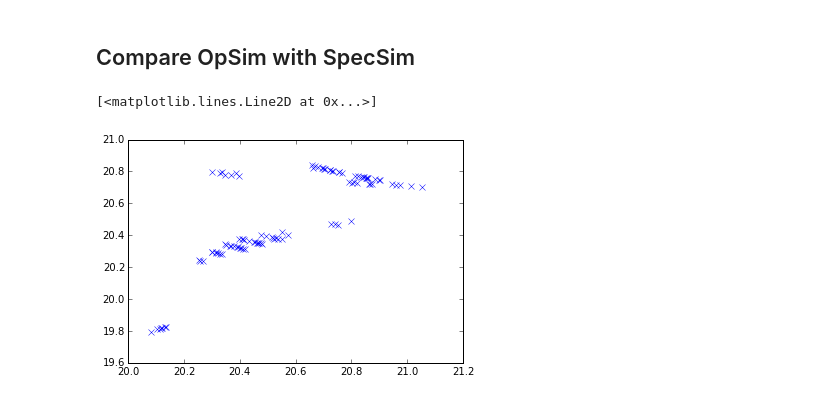
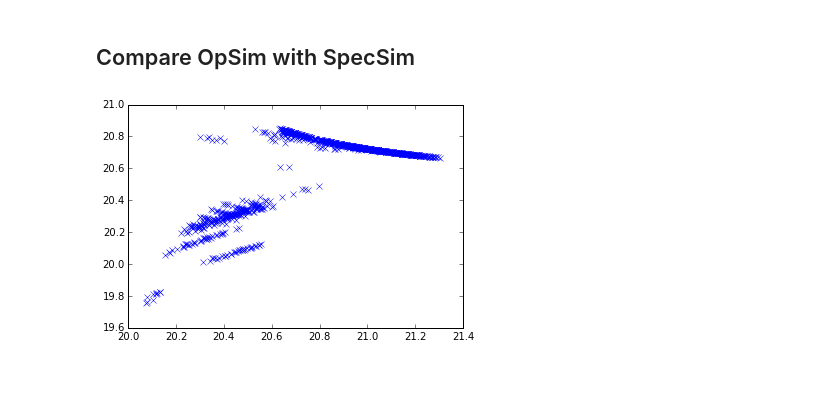
Before and after one commit to LSSTDESC/Twinkles, a Jupyter notebook: examples/notebooks/SkyBrightnessCalculator.ipynb, the cells around one changed output. Saved outputs shown, nothing was run; the diff lists cells and outputs as text; code cells hidden in the pictures.

```diff
--- a/examples/notebooks/SkyBrightnessCalculator.ipynb
+++ b/examples/notebooks/SkyBrightnessCalculator.ipynb
@@ -21,7 +23,9 @@ Fetch 100 rows of r-band observations.
 # %%
 c.execute("""SELECT airmass,dist2Moon,moonAlt,moonPhase,filtSkyBrightness
-             FROM summary WHERE filter = 'r' LIMIT 100""")
-opsim = c.fetchall()
+             FROM summary WHERE filter = 'r' LIMIT 1000""")
+opsim = astropy.table.Table(
+    np.array(c.fetchall()),
+    names=('airmass', 'dist2Moon', 'moonAlt', 'moonPhase','filtSkyBrightness'))
 # %%
 conn.close()
 # %% [markdown]
@@ -73,16 +77,12 @@ def predict(airmass, dist_to_moon, moon_altitude, moon_illumination, filter_name
 # %% [markdown]
 ## Compare OpSim with SpecSim
 # %%
-r_predicted, r_opsim = [], []
+r_predicted = []
 for obs in opsim:
-    airmass, dist_to_moon, moon_altitude, moon_illumination, filtSkyBrightness = obs
-    r_opsim.append(filtSkyBrightness)
-    r_predicted.append(predict(airmass, dist_to_moon, moon_altitude, moon_illumination))
-
+    r_predicted.append(predict(obs['airmass'], obs['dist2Moon'], obs['moonAlt'], obs['moonPhase']))
 r_predicted = np.array(r_predicted)
-r_opsim = np.array(r_opsim)
 # %%
-plt.plot(r_opsim, r_predicted, 'x')
+plt.plot(opsim['filtSkyBrightness'], r_predicted, 'x')
+plt.xlim(20, 21.4);
 # %% [output]
-[<matplotlib.lines.Line2D at 0x...>]
-[figure, old version]
+[figure, new version]
```
Also changed, not shown: parts of 8 cells of this notebook.
